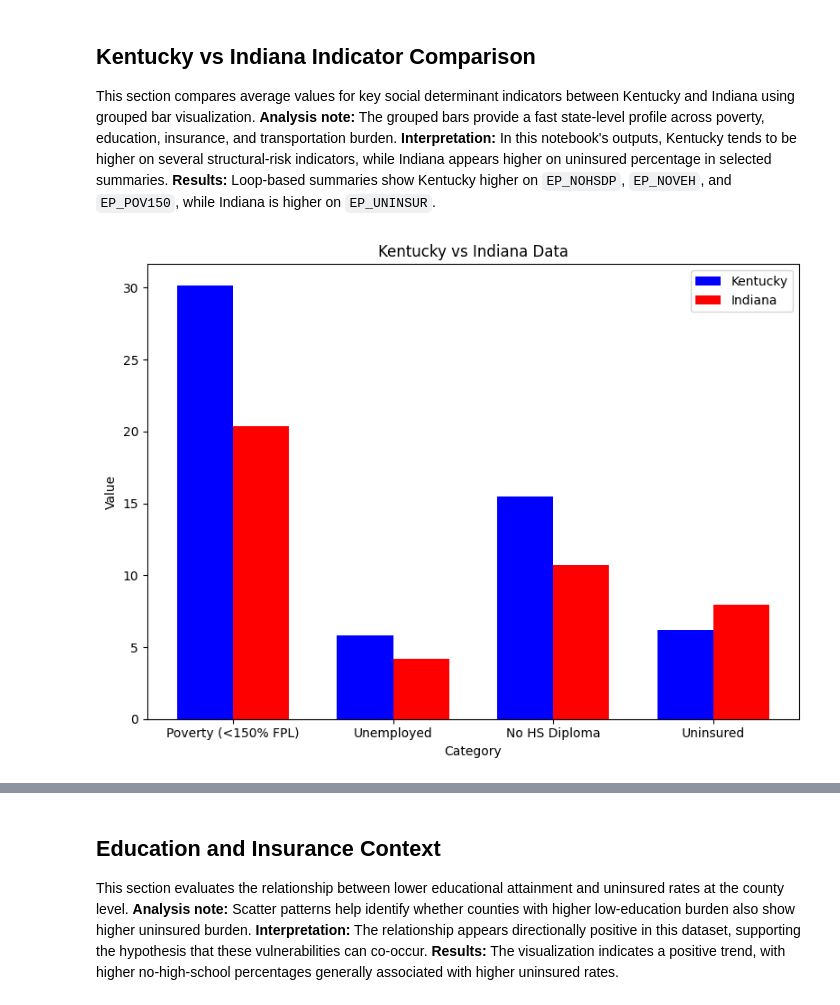
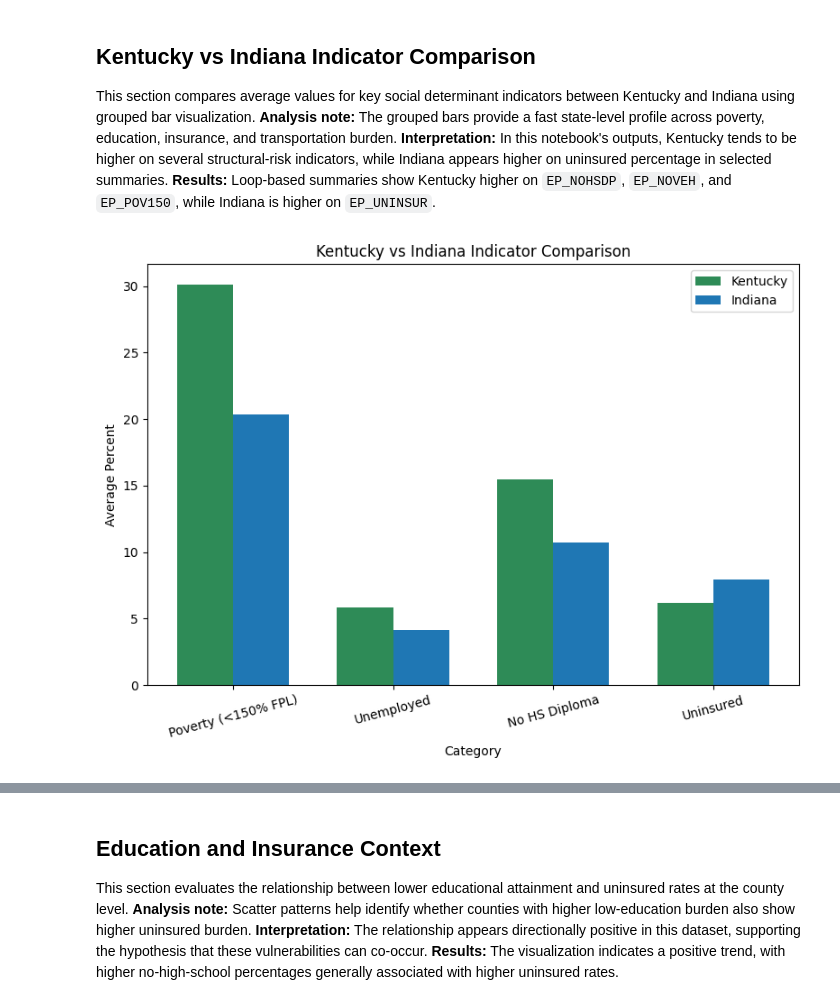
Before and after one commit to fmassaro1966/CYSocialDeterminatesFM, a Jupyter notebook: Notebook/Socialdeterminants2.ipynb, the cells around one changed output, grey strips where cells are left out. Cells and saved outputs as stored; diff of their text form; code cells hidden in the pictures.

```diff
--- a/Notebook/Socialdeterminants2.ipynb
+++ b/Notebook/Socialdeterminants2.ipynb
@@ -381,63 +381,64 @@ This section compares average values for key social determinant indicators betwe
 # %%
 raw_df = df.copy()
 state_col = "state_name" if "state_name" in raw_df.columns else "STATE"
 metrics = [
-        ("Poverty (<150% FPL)", "pct_below_150_percent_poverty", "EP_POV150"),
-        ("Unemployed", "pct_unemployed", "EP_UNEMP"),
-        ("No HS Diploma", "pct_no_high_school_diploma", "EP_NOHSDP"),
-        ("Uninsured", "pct_uninsured", "EP_UNINSUR"),
-    ]
+    ("Poverty (<150% FPL)", "pct_below_150_percent_poverty", "EP_POV150"),
+    ("Unemployed", "pct_unemployed", "EP_UNEMP"),
+    ("No HS Diploma", "pct_no_high_school_diploma", "EP_NOHSDP"),
+    ("Uninsured", "pct_uninsured", "EP_UNINSUR"),
+]
 
 ky_mask = raw_df[state_col].astype(str).str.upper().eq("KENTUCKY")
 in_mask = raw_df[state_col].astype(str).str.upper().eq("INDIANA")
 
 rows = []
 for label, renamed_col, raw_col in metrics:
-        col = renamed_col if renamed_col in raw_df.columns else raw_col
-        if col in raw_df.columns:
-            rows.append(
-                {
-                    "Category": label,
-                    "Kentucky": raw_df.loc[ky_mask, col].mean(),
-                    "Indiana": raw_df.loc[in_mask, col].mean(),
-                }
-            )
+    col = renamed_col if renamed_col in raw_df.columns else raw_col
+    if col in raw_df.columns:
+        rows.append(
+            {
+                "Category": label,
+                "Kentucky": pd.to_numeric(raw_df.loc[ky_mask, col], errors="coerce").mean(),
+                "Indiana": pd.to_numeric(raw_df.loc[in_mask, col], errors="coerce").mean(),
+            }
+        )
 
-df = pd.DataFrame(rows)
+comparison_df = pd.DataFrame(rows).dropna()
 
+if comparison_df.empty:
+    print("No comparison metrics were available for Kentucky vs Indiana.")
+else:
+    categories = comparison_df["Category"]
+    kentucky_values = comparison_df["Kentucky"]
+    indiana_values = comparison_df["Indiana"]
 
-categories = df["Category"]
-kentucky_values = df["Kentucky"]
-indiana_values = df["Indiana"]
+    bar_width = 0.35
+    x_positions = range(len(categories))
 
-bar_width = 0.35
-x_positions = range(len(categories))
-
-
-plt.figure(figsize=(8, 6))
-plt.bar(
-        [x - bar_width/2 for x in x_positions],
+    plt.figure(figsize=(8, 6))
+    plt.bar(
+        [x - bar_width / 2 for x in x_positions],
         kentucky_values,
         width=bar_width,
-        color='blue',
-        label='Kentucky'
+        color="#2E8B57",
+        label="Kentucky"
     )
-plt.bar(
-        [x + bar_width/2 for x in x_positions],
+    plt.bar(
+        [x + bar_width / 2 for x in x_positions],
         indiana_values,
         width=bar_width,
-        color='red',
-        label='Indiana'
+        color="#1F77B4",
+        label="Indiana"
     )
 
+    plt.xlabel("Category")
+    plt.ylabel("Average Percent")
+    plt.title("Kentucky vs Indiana Indicator Comparison")
+    plt.xticks(ticks=list(x_positions), labels=categories, rotation=15)
+    plt.legend()
+    plt.tight_layout()
+    plt.show()
 
-plt.xlabel("Category")
-plt.ylabel("Value")
-plt.title("Kentucky vs Indiana Data")
-plt.xticks(ticks=x_positions, labels=categories)
-plt.legend()
-
-plt.tight_layout()
-plt.show()
+    display(comparison_df.round(2))
 # %% [output]
-[figure, old version]
+[figure, new version]
```
Also changed, not shown: parts of 10 cells of this notebook, 1 other file.
